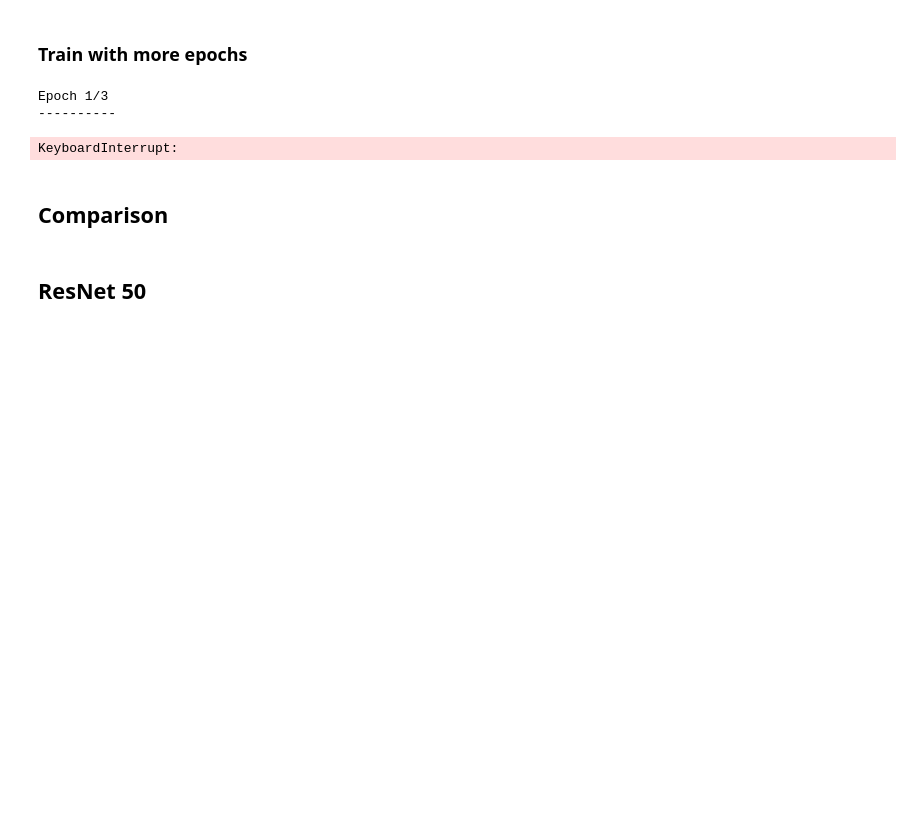
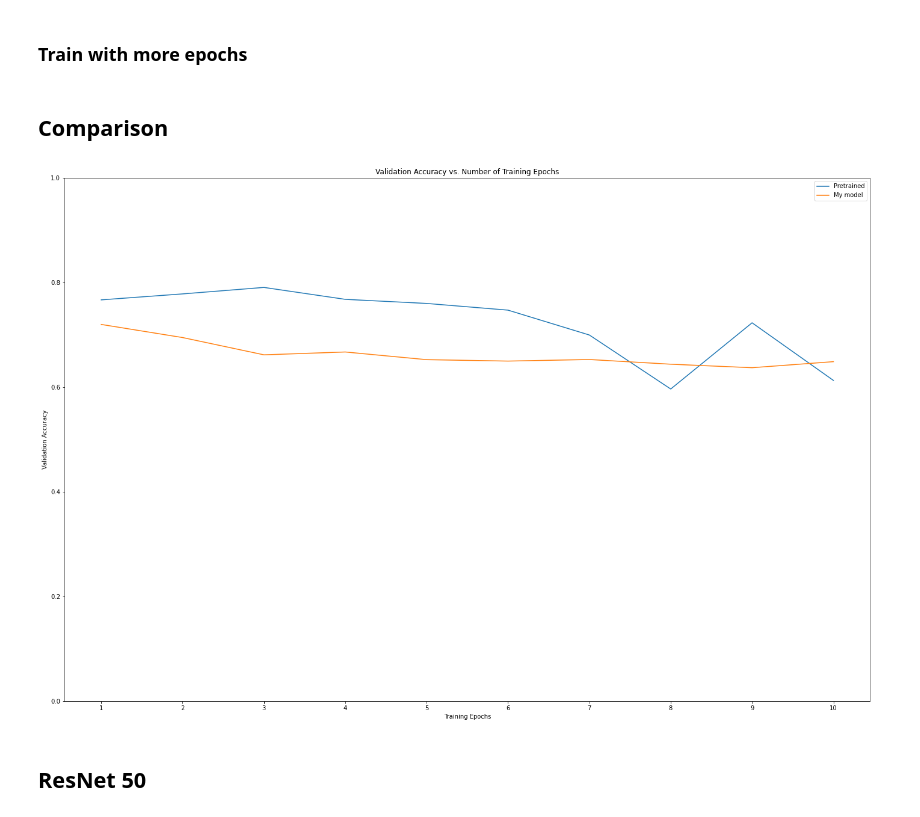
Before and after one commit to tl32rodan/Deep_Learning_Lab_3-Diabetic_Retinopathy_Detection, a Jupyter notebook: Lab3.ipynb, the cells around one changed output. Saved outputs shown, nothing was run; the diff lists cells and outputs as text; code cells hidden in the pictures; blank space fills up the shorter version.

```diff
--- a/Lab3.ipynb
+++ b/Lab3.ipynb
@@ -87,14 +92,9 @@ def get_pretrained_model(model_name, num_classes,use_pretrained=True):
 # %%
-# Initialize the pretrained model for this run
-model_ft, input_size = get_pretrained_model(model_name, num_classes=5)
-
-
 # Setup optimizer
-#optimizer_ft = optim.SGD(model_ft.parameters(), lr=1e-3, weight_decay=5e-4, momentum=0.9)
-
-# Send the model to GPU
-model_ft = model_ft.to(device)
+optimizer_ft = optim.SGD(model_ft.parameters(), lr=1e-3, weight_decay=1e-2, momentum=0.9)
+lr_sch = optim.lr_scheduler.ReduceLROnPlateau(optimizer_ft)
 
 # Train and evaluate pretrained model
 pretrained_loss_list, pretrained_acc_train_list, pretrained_acc_test_list = \
-    run(model_ft, dataloaders_dict, criterion, num_epochs=num_epochs)
+run(model_ft, dataloaders_dict, criterion, optimizer=optimizer_ft,\
+        scheduler=lr_sch,num_epochs=num_epochs)
@@ -138,11 +156,7 @@ MyResNet18 = torch.load('./models/vision_pretrained_resnet18')
 opt_MyResNet18 = optim.SGD(MyResNet18.parameters(), lr=1e-2,weight_decay=5e-3, momentum=0.9)
 lr_sch = optim.lr_scheduler.ReduceLROnPlateau(opt_MyResNet18)
 run(MyResNet18, dataloaders_dict, criterion, optimizer=opt_MyResNet18,\
-        scheduler=lr_sch,num_epochs=3)
+        scheduler=lr_sch,num_epochs=5)
-# %% [output]
-Epoch 1/3
-----------
-KeyboardInterrupt:
 # %% [markdown]
 ## Comparison
 # %%
@@ -151,18 +165,21 @@ pretrained_acc_test_list = torch.load('./result_list/pretrained_acc_test_list')
 # %%
 ohist  = [h.cpu().numpy() for h in pretrained_acc_test_list]
 #shist  = [h.cpu().numpy() for h in scratch_acc_test_list]
 myhist = [h.cpu().numpy() for h in my_acc_test_list]
 
+plt.figure(figsize=(24,16))
 plt.title("Validation Accuracy vs. Number of Training Epochs")
 plt.xlabel("Training Epochs")
 plt.ylabel("Validation Accuracy")
 plt.plot(range(1,num_epochs+1),ohist,label="Pretrained")
 #plt.plot(range(1,num_epochs+1),shist,label="Scratch")
 plt.plot(range(1,num_epochs+1),myhist,label="My model")
 plt.ylim((0,1.))
 plt.xticks(np.arange(1, num_epochs+1, 1.0))
 plt.legend()
 plt.show()
+# %% [output]
+[figure, added]
 # %% [markdown]
 ## ResNet 50
 # %%
```
Also changed, not shown: parts of 4 cells of this notebook.
